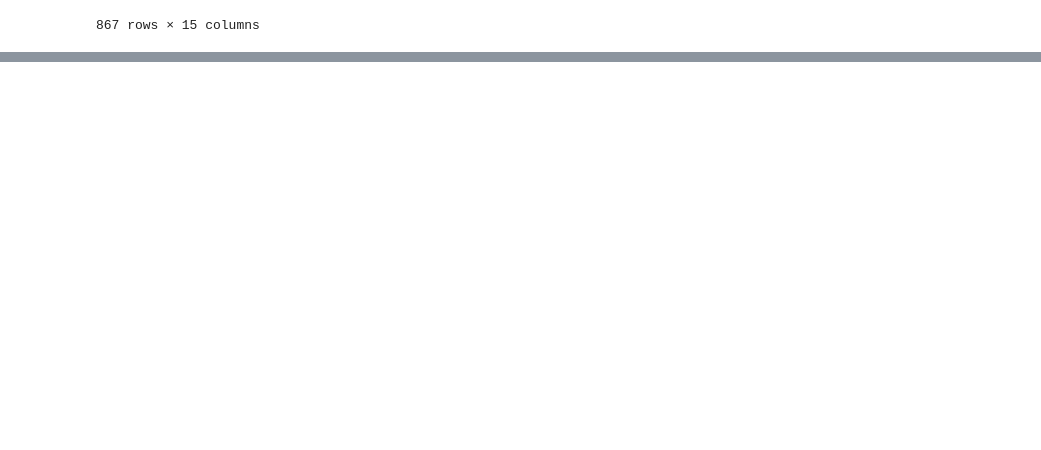
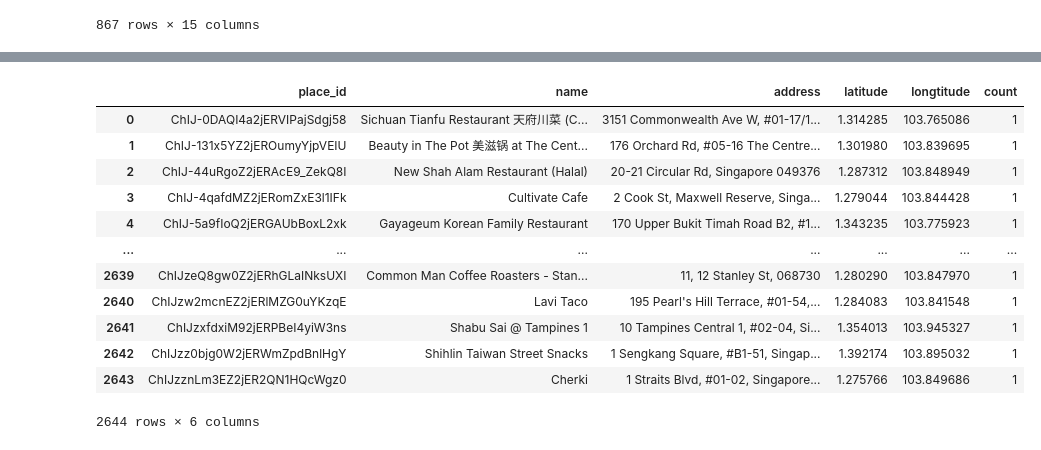
Before and after one commit to toothyachy/yumspeak, a Jupyter notebook: notebooks/ts_eda_geo.ipynb, the cells around one changed output, grey strips where cells are left out. Cells and saved outputs as stored; diff of their text form; code cells hidden in the pictures; blank space fills up the shorter version.

```diff
--- a/notebooks/ts_eda_geo.ipynb
+++ b/notebooks/ts_eda_geo.ipynb
@@ -404,0 +365,6 @@ memory usage: 611.2+ KB
+# %%
+# load merged dataset
+df = pd.read_csv('/Users/triciascy/code/scytricia/yumspeak/raw_data/review_scraper_data/merged_dataset.csv', low_memory=False, dtype={'full_postal_code': str, 'postal_code':str, 'district_code':str})
+# %%
+restaurant = df.drop_duplicates(subset=['place_id', 'name', 'address', 'latitude', 'longtitude']).reset_index(drop=True)
+restaurant.info()
@@ -404,0 +389,22 @@ memory usage: 611.2+ KB
+# %%
+restaurant = restaurant[~(restaurant['full_postal_code'].str.len() < 6)]
+# %%
+grouped_data = restaurant.groupby(['place_id', "name", 'address', 'latitude', 'longtitude']).agg(
+    count=("place_id", "count"),
+).reset_index()
+# %%
+grouped_data
+# %% [output]
+|  | place_id | name | address | latitude | longtitude | count |
+| 0 | ChIJ-0DAQI4a2jERVIPajSdgj58 | Sichuan Tianfu Restaurant 天府川菜 (C... | 3151 Commonwealth Ave W, #01-17/1... | 1.314285 | 103.765086 | 1 |
+| 1 | ChIJ-131x5YZ2jEROumyYjpVEIU | Beauty in The Pot 美滋锅 at The Cent... | 176 Orchard Rd, #05-16 The Centre... | 1.301980 | 103.839695 | 1 |
+| 2 | ChIJ-44uRgoZ2jERAcE9_ZekQ8I | New Shah Alam Restaurant (Halal) | 20-21 Circular Rd, Singapore 049376 | 1.287312 | 103.848949 | 1 |
+| 3 | ChIJ-4qafdMZ2jERomZxE3l1IFk | Cultivate Cafe | 2 Cook St, Maxwell Reserve, Singa... | 1.279044 | 103.844428 | 1 |
+| 4 | ChIJ-5a9fIoQ2jERGAUbBoxL2xk | Gayageum Korean Family Restaurant | 170 Upper Bukit Timah Road B2, #1... | 1.343235 | 103.775923 | 1 |
+| ... | ... | ... | ... | ... | ... | ... |
+| 2639 | ChIJzeQ8gw0Z2jERhGLaINksUXI | Common Man Coffee Roasters - Stan... | 11, 12 Stanley St, 068730 | 1.280290 | 103.847970 | 1 |
+| 2640 | ChIJzw2mcnEZ2jERlMZG0uYKzqE | Lavi Taco | 195 Pearl's Hill Terrace, #01-54,... | 1.284083 | 103.841548 | 1 |
+| 2641 | ChIJzxfdxiM92jERPBeI4yiW3ns | Shabu Sai @ Tampines 1 | 10 Tampines Central 1, #02-04, Si... | 1.354013 | 103.945327 | 1 |
+| 2642 | ChIJzz0bjg0W2jERWmZpdBnlHgY | Shihlin Taiwan Street Snacks | 1 Sengkang Square, #B1-51, Singap... | 1.392174 | 103.895032 | 1 |
+| 2643 | ChIJzznLm3EZ2jER2QN1HQcWgz0 | Cherki | 1 Straits Blvd, #01-02, Singapore... | 1.275766 | 103.849686 | 1 |
+2644 rows × 6 columns
```
Also changed, not shown: parts of 26 cells of this notebook, 3 other files.
